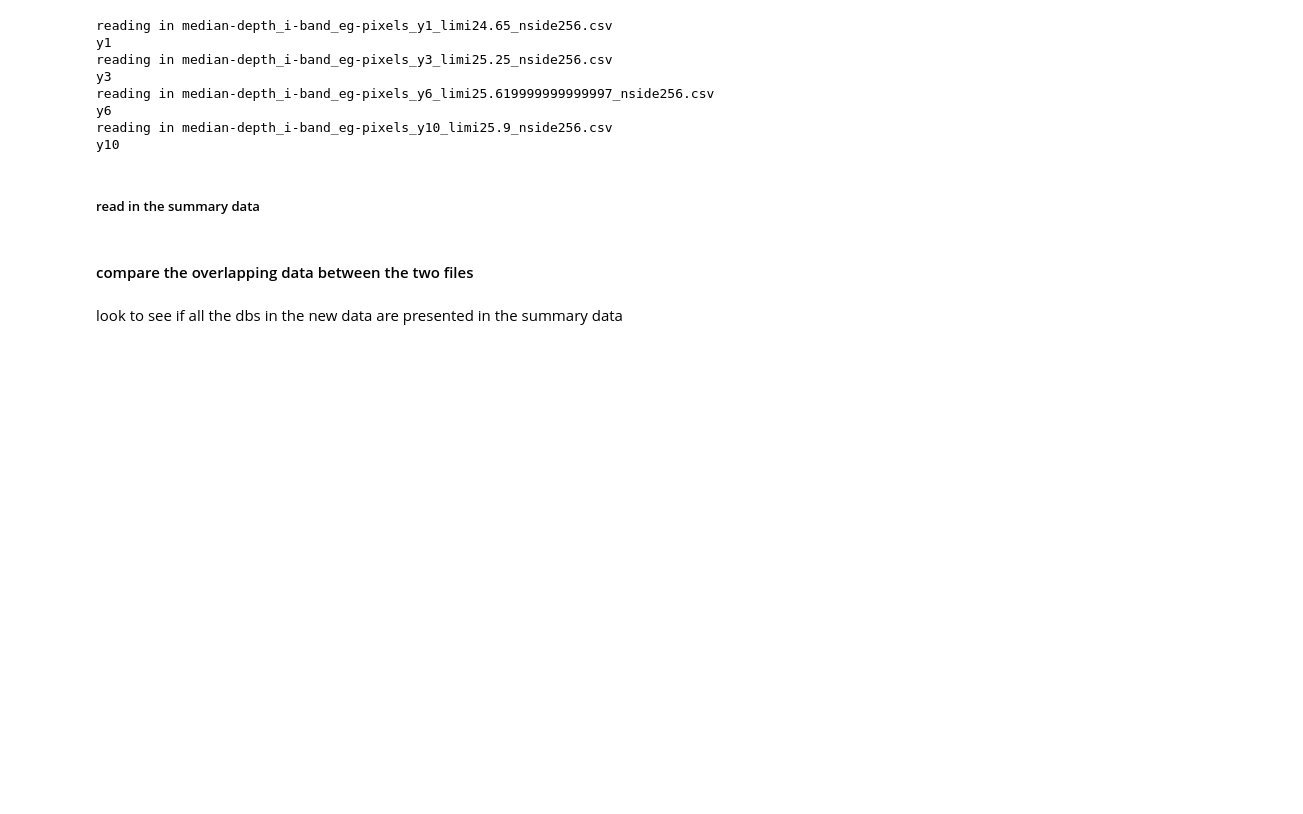
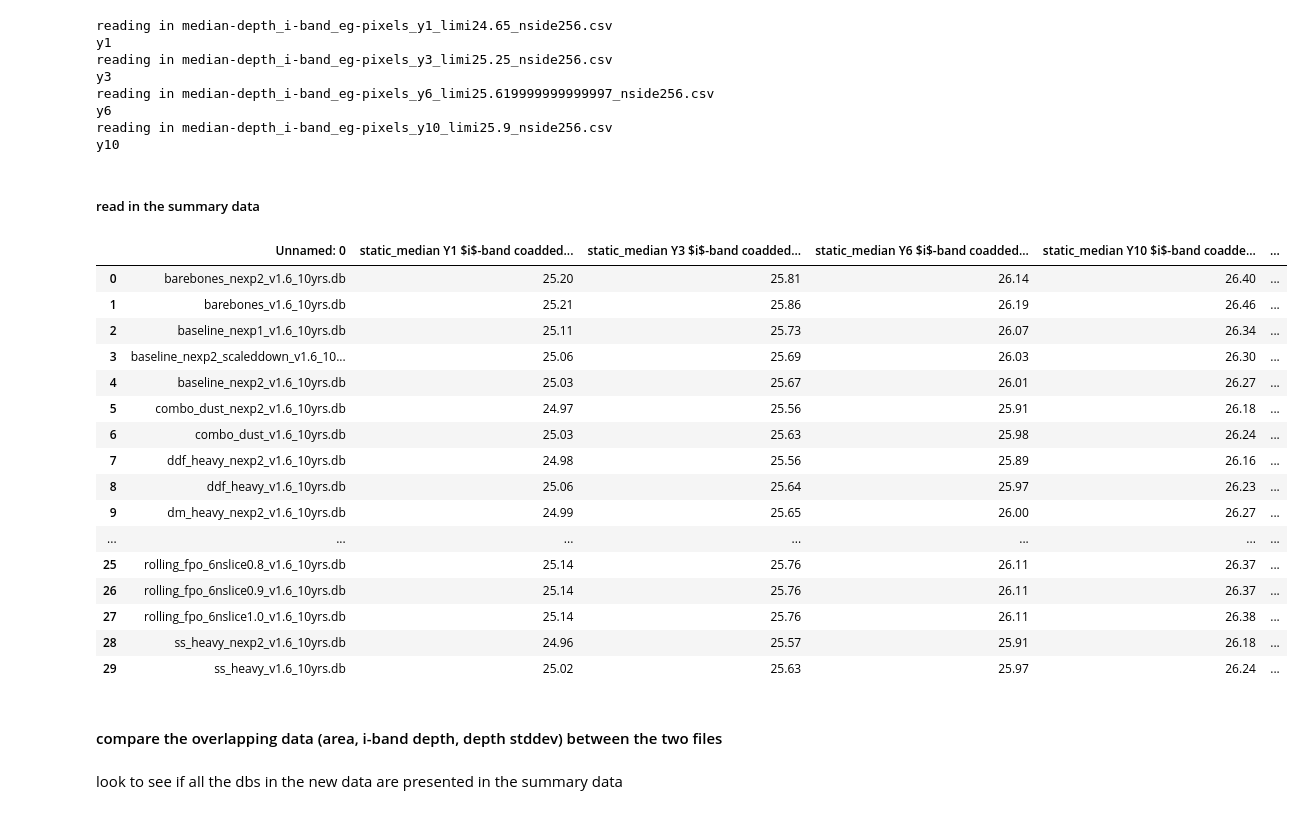
Before and after one commit to LSSTDESC/ObsStrat, a Jupyter notebook: postwp/paper_data_exgalm5-related.ipynb, the cells around one changed output. Saved outputs shown, nothing was run; the diff lists cells and outputs as text; code cells hidden in the pictures; blank space fills up the shorter version.

```diff
--- a/postwp/paper_data_exgalm5-related.ipynb
+++ b/postwp/paper_data_exgalm5-related.ipynb
@@ -67 +65,22 @@ summary_data = pd.read_csv('all_metrics.csv')
+# %%
+summary_data = pd.read_csv('paper-data/summary_csv_v1.6_-0.1cuts/opsim_v1.6_all-metrics_new.csv')
+summary_data
+# %% [output]
+|  | Unnamed: 0 | static_median Y1 $i$-band coadded... | static_median Y3 $i$-band coadded... | static_median Y6 $i$-band coadded... | static_median Y10 $i$-band coadde... | ... |
+| 0 | barebones_nexp2_v1.6_10yrs.db | 25.20 | 25.81 | 26.14 | 26.40 | ... |
+| 1 | barebones_v1.6_10yrs.db | 25.21 | 25.86 | 26.19 | 26.46 | ... |
+| 2 | baseline_nexp1_v1.6_10yrs.db | 25.11 | 25.73 | 26.07 | 26.34 | ... |
+| 3 | baseline_nexp2_scaleddown_v1.6_10... | 25.06 | 25.69 | 26.03 | 26.30 | ... |
+| 4 | baseline_nexp2_v1.6_10yrs.db | 25.03 | 25.67 | 26.01 | 26.27 | ... |
+| 5 | combo_dust_nexp2_v1.6_10yrs.db | 24.97 | 25.56 | 25.91 | 26.18 | ... |
+| 6 | combo_dust_v1.6_10yrs.db | 25.03 | 25.63 | 25.98 | 26.24 | ... |
+| 7 | ddf_heavy_nexp2_v1.6_10yrs.db | 24.98 | 25.56 | 25.89 | 26.16 | ... |
+| 8 | ddf_heavy_v1.6_10yrs.db | 25.06 | 25.64 | 25.97 | 26.23 | ... |
+| 9 | dm_heavy_nexp2_v1.6_10yrs.db | 24.99 | 25.65 | 26.00 | 26.27 | ... |
+| ... | ... | ... | ... | ... | ... | ... |
+| 25 | rolling_fpo_6nslice0.8_v1.6_10yrs.db | 25.14 | 25.76 | 26.11 | 26.37 | ... |
+| 26 | rolling_fpo_6nslice0.9_v1.6_10yrs.db | 25.14 | 25.76 | 26.11 | 26.37 | ... |
+| 27 | rolling_fpo_6nslice1.0_v1.6_10yrs.db | 25.14 | 25.76 | 26.11 | 26.38 | ... |
+| 28 | ss_heavy_nexp2_v1.6_10yrs.db | 24.96 | 25.57 | 25.91 | 26.18 | ... |
+| 29 | ss_heavy_v1.6_10yrs.db | 25.02 | 25.63 | 25.97 | 26.24 | ... |
 # %%
@@ -69,5 +88,5 @@ summary_data = summary_data.drop(index=0, axis=0)
 # %% [markdown]
-#### compare the overlapping data between the two files
+#### compare the overlapping data (area, i-band depth, depth stddev) between the two files
 # %% [markdown]
 look to see if all the dbs in the new data are presented in the summary data
 # %%
```
Also changed, not shown: parts of 33 cells of this notebook.
